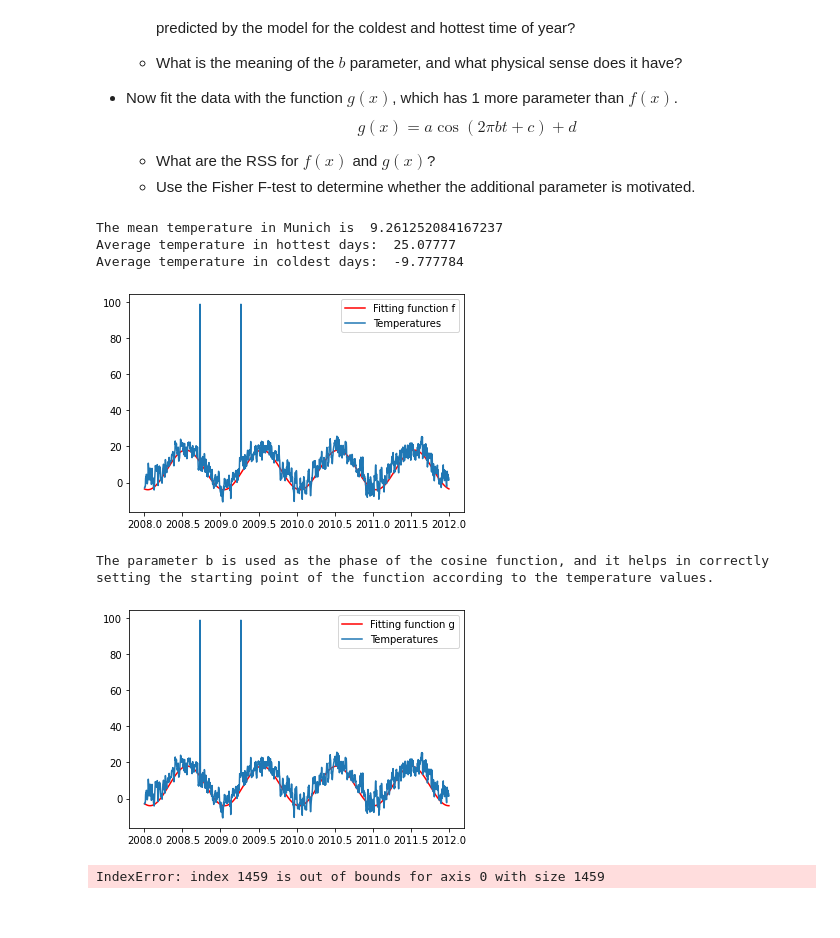
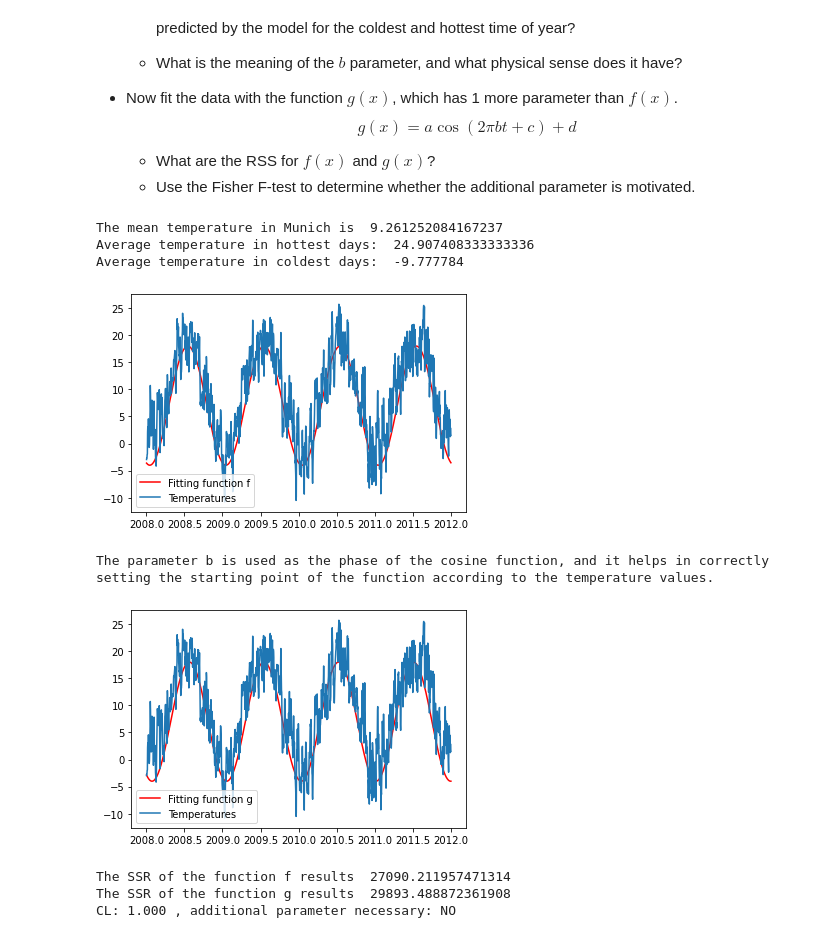
Before and after one commit to zucchett/HighLevelProgramming2021, a Jupyter notebook: 08ex_fitting.ipynb, the cells around one changed output. Cells and saved outputs as stored; diff of their text form; code cells hidden in the pictures.

```diff
--- a/08ex_fitting.ipynb
+++ b/08ex_fitting.ipynb
@@ -225,13 +210,14 @@ data = pd.read_csv('munich_temperatures_average_with_bad_data.txt', sep=" ", hea
 data.columns = ["Year", "Temperature"]
 
 dataf = data[(data['Year'] > 2008) & (data['Year'] < 2012)].reset_index() #extracting desired columns in new dataframe
+dataf = dataf.drop(dataf[dataf['Temperature'] == 99.].index).reset_index() #clearing data from bad samples
+
 x = dataf['Year'].to_numpy()
 a,b,c = -11,6,7 #setting the parameters for the function
+
+temp = dataf['Temperature'].to_numpy()
+mean_T = np.mean(temp)
 y1 = [f(x[i],a,b,c) for i in range(len(x))]
-
-temp = dataf[dataf['Temperature'] != 99.] #removing bad data
-temp = temp['Temperature'].to_numpy()
-mean_T = np.mean(temp)
 print("The mean temperature in Munich is ",mean_T)
 
 av1 = dataf.nlargest(12, 'Temperature') #getting the 10 hottest days (why two days at 99 degrees? Gonna delete them)
@@ -260,35 +246,37 @@ plt.plot(x, y2,'r-', label = "Fitting function g")
 plt.plot(x, dataf['Temperature'], label = "Temperatures")
 plt.legend()
 plt.show()
 
 ###RSS of the functions
 fSSR = 0
 gSSR = 0
+
 for i in range(len(x)-1):
     fSSR = fSSR + (temp[i] - y1[i])**2
     gSSR = gSSR + (temp[i] - y2[i])**2
 
 print("The SSR of the function f results ", fSSR)
 print("The SSR of the function g results ", gSSR)
 
 #Fisher f-test
 
 from scipy.stats import f
 
-
 ### Using the define function presented in lecture 08
 def Ftest(ssr_1, ssr_2, ndof_1, ndof_2, nbins, verbose=True):
     F = ((ssr_1 - ssr_2)/(ndof_2 - ndof_1)) / (ssr_2/(nbins - ndof_2))
     CL = 1. - f.cdf(F, ndof_2 - ndof_1, nbins - ndof_2)
     if verbose: print("CL: %.3f" % CL, ", additional parameter necessary:", "YES" if CL < 0.10 else "NO")
     return CL
 
 f_vs_g = Ftest(fSSR, gSSR, 3,4, len(x))
 # %% [output]
 The mean temperature in Munich is  9.261252084167237
-Average temperature in hottest days:  25.07777
+Average temperature in hottest days:  24.907408333333336
 Average temperature in coldest days:  -9.777784
-[figure, old version]
+[figure, new version]
 The parameter b is used as the phase of the cosine function, and it helps in correctly setting the starting point of the function according to the temperature values.
-[figure, old version]
+[figure, new version]
-IndexError: index 1459 is out of bounds for axis 0 with size 1459
+The SSR of the function f results  27090.211957471314
+The SSR of the function g results  29893.488872361908
+CL: 1.000 , additional parameter necessary: NO
```
Also changed, not shown: parts of 1 cell of this notebook.
